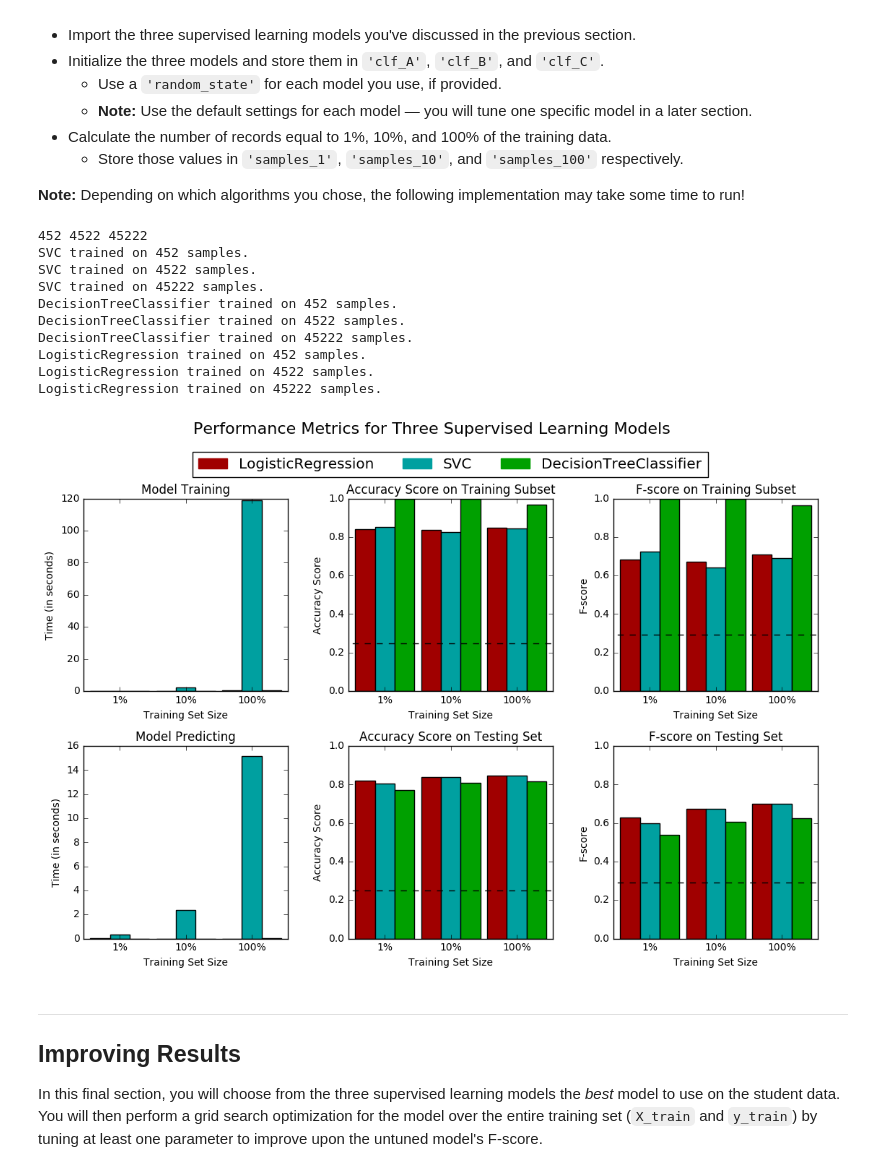
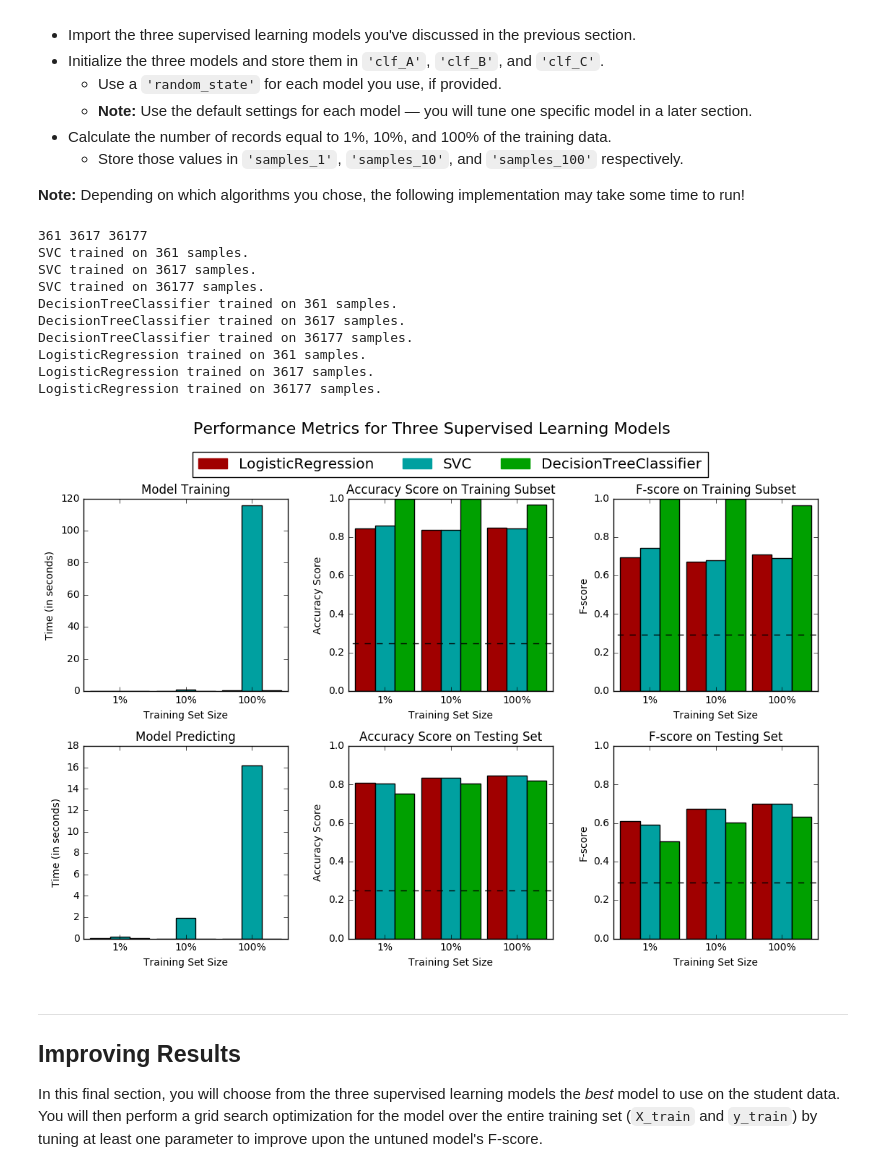
Before and after one commit to saiabhishekgv/Finding-Donors-for-CharityML, a Jupyter notebook: finding_donors.ipynb, the cells around one changed output. Saved outputs shown, nothing was run; the diff lists cells and outputs as text; code cells hidden in the pictures.

```diff
--- a/finding_donors.ipynb
+++ b/finding_donors.ipynb
@@ -191,8 +201,22 @@ Looking at the distribution of classes (those who make at most \$50,000, and tho
 from sklearn.metrics import accuracy_score,fbeta_score
 accuracy = accuracy_score(income,[1]*len(income))
 
+from sklearn.metrics import confusion_matrix
+
+cnf_matrix = confusion_matrix(income,[1]*len(income))
+TN = cnf_matrix[0][0]
+FP = cnf_matrix[0][1]
+FN = cnf_matrix[1][0]
+TP = cnf_matrix[1][1]
+
+precision = (float)(TP)/(TP+FP)
+recall = (float)(TP)/(TP+FN)
+
+fscore = (1 + (0.5**2))*(precision*recall)/(((0.5**2)*precision) + recall)
+print fscore
+
 # TODO: Calculate F-score using the formula above for beta = 0.5
-fscore = fbeta_score(income, [1]*len(income), 0.5)
+#fscore = fbeta_score(income, [1]*len(income), 0.5)
 
 # Print the results
 print "Naive Predictor: [Accuracy score: {:.4f}, F-score: {:.4f}]".format(accuracy, fscore)
@@ -300,43 +325,43 @@ In the code cell, you will need to implement the following:
 # %%
 # TODO: Import the three supervised learning models from sklearn
 
 from sklearn import tree,svm
 from sklearn.linear_model import LogisticRegression
 
 # TODO: Initialize the three models
 clf_A = svm.SVC(kernel='linear',random_state=1)
 clf_B = tree.DecisionTreeClassifier()
 clf_C = LogisticRegression(random_state=1)
 
 # TODO: Calculate the number of samples for 1%, 10%, and 100% of the training data
-samples_1 = n_records /100
-samples_10 = (n_records *10)/100
-samples_100 = (n_records * 100)/100
+samples_1 = len(X_train) /100
+samples_10 = (len(X_train) *10)/100
+samples_100 = (len(X_train) * 100)/100
 
 print samples_1 , samples_10, samples_100
 # Collect results on the learners
 results = {}
 for clf in [clf_A, clf_B, clf_C]:
     clf_name = clf.__class__.__name__
     results[clf_name] = {}
     for i, samples in enumerate([samples_1, samples_10, samples_100]):
         results[clf_name][i] = \
         train_predict(clf, samples, X_train, y_train, X_test, y_test)
 
 # Run metrics visualization for the three supervised learning models chosen
 vs.evaluate(results, accuracy, fscore)
 # %% [output]
-452 4522 45222
-SVC trained on 452 samples.
-SVC trained on 4522 samples.
-SVC trained on 45222 samples.
-DecisionTreeClassifier trained on 452 samples.
-DecisionTreeClassifier trained on 4522 samples.
-DecisionTreeClassifier trained on 45222 samples.
-LogisticRegression trained on 452 samples.
-LogisticRegression trained on 4522 samples.
-LogisticRegression trained on 45222 samples.
+361 3617 36177
+SVC trained on 361 samples.
+SVC trained on 3617 samples.
+SVC trained on 36177 samples.
+DecisionTreeClassifier trained on 361 samples.
+DecisionTreeClassifier trained on 3617 samples.
+DecisionTreeClassifier trained on 36177 samples.
+LogisticRegression trained on 361 samples.
+LogisticRegression trained on 3617 samples.
+LogisticRegression trained on 36177 samples.
-[figure, old version]
+[figure, new version]
 # %% [markdown]
 ----
 ## Improving Results
```
Also changed, not shown: parts of 10 cells of this notebook, 1 other file.
